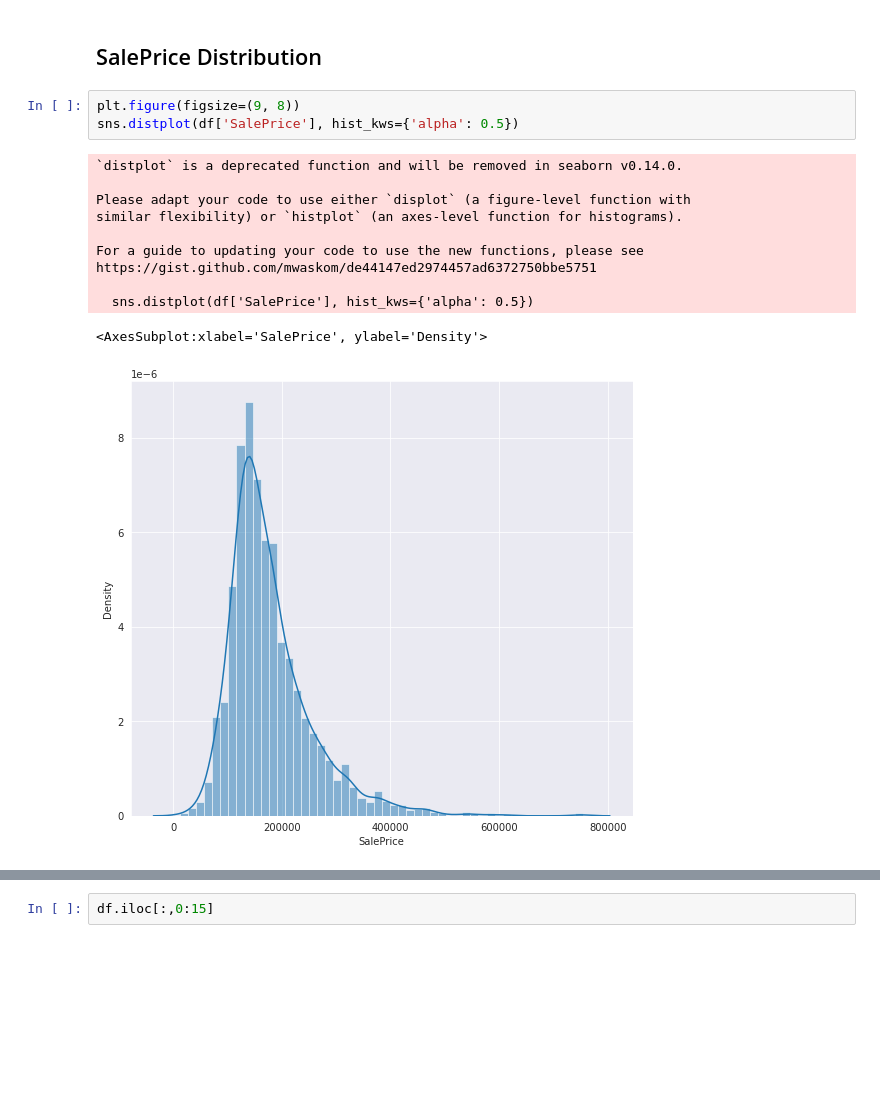
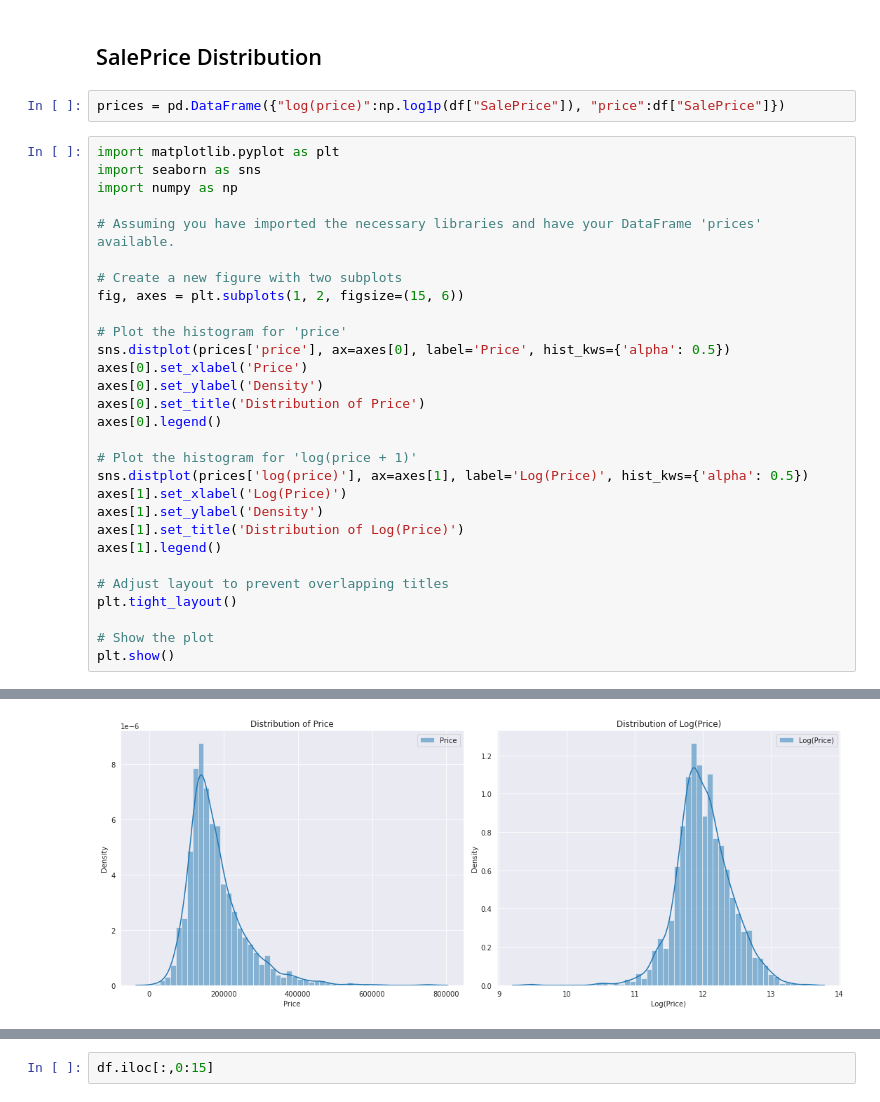
Before and after one commit to emaddar/E2_P3, a Jupyter notebook: analyse_model/analysis.ipynb, the cells around one changed output, grey strips where cells are left out. Drawn from its saved outputs; the diff is of its cells as text; blank space fills up the shorter version.

```diff
--- a/analyse_model/analysis.ipynb
+++ b/analyse_model/analysis.ipynb
@@ -133,18 +135,35 @@ df.shape
 # 4. Analyse de données
 # %% [markdown]
 ## SalePrice Distribution
-# %%
-plt.figure(figsize=(9, 8))
-sns.distplot(df['SalePrice'], hist_kws={'alpha': 0.5})
-# %% [output]
-`distplot` is a deprecated function and will be removed in seaborn v0.14.0.
-
-Please adapt your code to use either `displot` (a figure-level function with
-similar flexibility) or `histplot` (an axes-level function for histograms).
-
-For a guide to updating your code to use the new functions, please see
-https://gist.github.com/mwaskom/de44147ed2974457ad6372750bbe5751
-
-  sns.distplot(df['SalePrice'], hist_kws={'alpha': 0.5})
-<AxesSubplot:xlabel='SalePrice', ylabel='Density'>
-[figure, removed]
+# %%
+prices = pd.DataFrame({"log(price)":np.log1p(df["SalePrice"]), "price":df["SalePrice"]})
+# %%
+import matplotlib.pyplot as plt
+import seaborn as sns
+import numpy as np
+
+# Assuming you have imported the necessary libraries and have your DataFrame 'prices' available.
+
+# Create a new figure with two subplots
+fig, axes = plt.subplots(1, 2, figsize=(15, 6))
+
+# Plot the histogram for 'price'
+sns.distplot(prices['price'], ax=axes[0], label='Price', hist_kws={'alpha': 0.5})
+axes[0].set_xlabel('Price')
+axes[0].set_ylabel('Density')
+axes[0].set_title('Distribution of Price')
+axes[0].legend()
+
+# Plot the histogram for 'log(price + 1)'
+sns.distplot(prices['log(price)'], ax=axes[1], label='Log(Price)', hist_kws={'alpha': 0.5})
+axes[1].set_xlabel('Log(Price)')
+axes[1].set_ylabel('Density')
+axes[1].set_title('Distribution of Log(Price)')
+axes[1].legend()
+
+# Adjust layout to prevent overlapping titles
+plt.tight_layout()
+
+# Show the plot
+plt.show()
+# %% [output]
@@ -150,0 +189 @@ https://gist.github.com/mwaskom/de44147ed2974457ad6372750bbe5751
+[figure, added]
```
Also changed, not shown: parts of 9 cells of this notebook, 1 other file.
